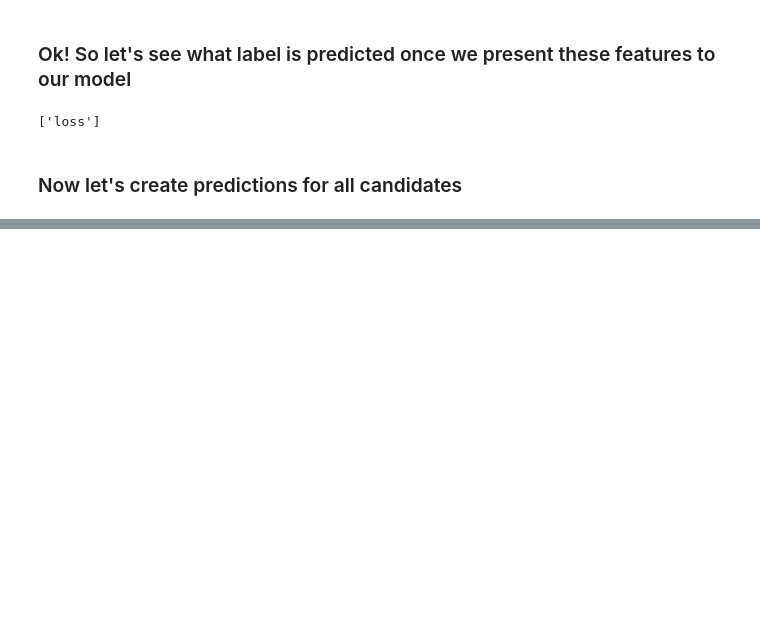
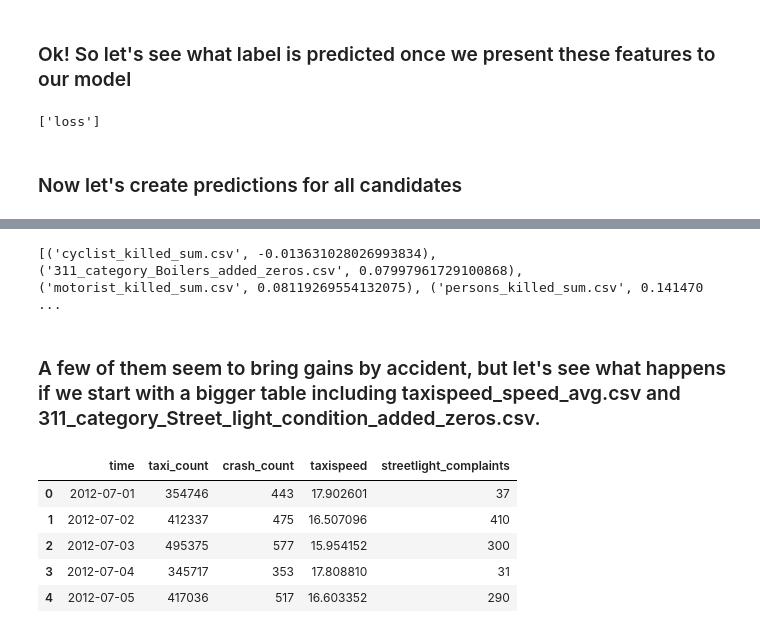
Before and after one commit to VIDA-NYU/prida, a Jupyter notebook: improvement-prediction/helping_feature_selectors/Speeding up Feature Selection.ipynb, the cells around one changed output, grey strips where cells are left out. Drawn from its saved outputs; the diff is of its cells as text; code cells hidden in the pictures; blank space fills up the shorter version.

```diff
--- a/improvement-prediction/helping_feature_selectors/Speeding up Feature Selection.ipynb
+++ b/improvement-prediction/helping_feature_selectors/Speeding up Feature Selection.ipynb
@@ -262,7 +261,3 @@ for name in candidate_names:
         feature_vectors.append(features)
 # %%
 predictions = model.predict(normalize_features(np.array(feature_vectors)))
-# %%
-for name, pred in zip(candidate_names, predictions):
-    candidate_label[name] = pred
-candidate_label
@@ -286,0 +335,23 @@ candidate_label
+# %%
+true_labels = []
+gains_in_r2_score = []
+
+for name in candidate_names:
+        candidate_dataset = pd.read_csv(os.path.join('nyc_indicators/', name),
+                                        sep=SEPARATOR)
+        numerical_column = [i for i in candidate_dataset.columns if i != 'time'][0]
+        candidate_dataset = candidate_dataset.rename(columns={numerical_column: name.split('.')[0]})
+        initial, final, improvement = compute_model_performance_improvement(taxi_crash.set_index('time'),
+                                                                            candidate_dataset.set_index('time'),
+                                                                            'crash_count',
+                                                                            'time')
+        gains_in_r2_score.append(improvement)
+        if improvement > 0:
+            true_labels.append('gain')
+        else:
+            true_labels.append('loss')
+
+
+candidates_info = {}
+for name, pred, feat_vector, gain, true_label in zip(candidate_names, predictions, feature_vectors, gains_in_r2_score, true_labels):
+    candidates_info[name] = (feat_vector, gain, pred, true_label)
@@ -286,0 +375,25 @@ candidate_label
+# %%
+tmp = []
+for name in candidate_names:
+    tmp.append((name, candidates_info[name][1]))
+print(sorted(tmp, key=lambda x: x[1]))
+# %% [output]
+[('cyclist_killed_sum.csv', -0.013631028026993834), ('311_category_Boilers_added_zeros.csv', 0.07997961729100868), ('motorist_killed_sum.csv', 0.08119269554132075), ('persons_killed_sum.csv', 0.141470 ...
+# %% [markdown]
+### A few of them seem to bring gains by accident, but let's see what happens if we start with a bigger table including taxispeed_speed_avg.csv and 311_category_Street_light_condition_added_zeros.csv.
+# %%
+taxispeed = pd.read_csv('nyc_indicators/taxispeed_speed_avg.csv', sep=SEPARATOR)
+taxispeed = taxispeed.rename(columns={'mean': 'taxispeed'})
+streetlight_complaints = pd.read_csv('nyc_indicators/311_category_Street_light_condition_added_zeros.csv', sep=SEPARATOR)
+streetlight_complaints = streetlight_complaints.rename(columns={'count':'streetlight_complaints'})
+taxi_crash_taxispeed = pd.merge(taxi_crash, taxispeed, on='time', how='inner')
+taxi_crash_taxispeed_streetlight = pd.merge(taxi_crash_taxispeed, streetlight_complaints, on='time', how='inner')
+
+taxi_crash_taxispeed_streetlight.head()
+# %% [output]
+|  | time | taxi_count | crash_count | taxispeed | streetlight_complaints |
+| 0 | 2012-07-01 | 354746 | 443 | 17.902601 | 37 |
+| 1 | 2012-07-02 | 412337 | 475 | 16.507096 | 410 |
+| 2 | 2012-07-03 | 495375 | 577 | 15.954152 | 300 |
+| 3 | 2012-07-04 | 345717 | 353 | 17.808810 | 31 |
+| 4 | 2012-07-05 | 417036 | 517 | 16.603352 | 290 |
```
Also changed, not shown: parts of 19 cells of this notebook.
